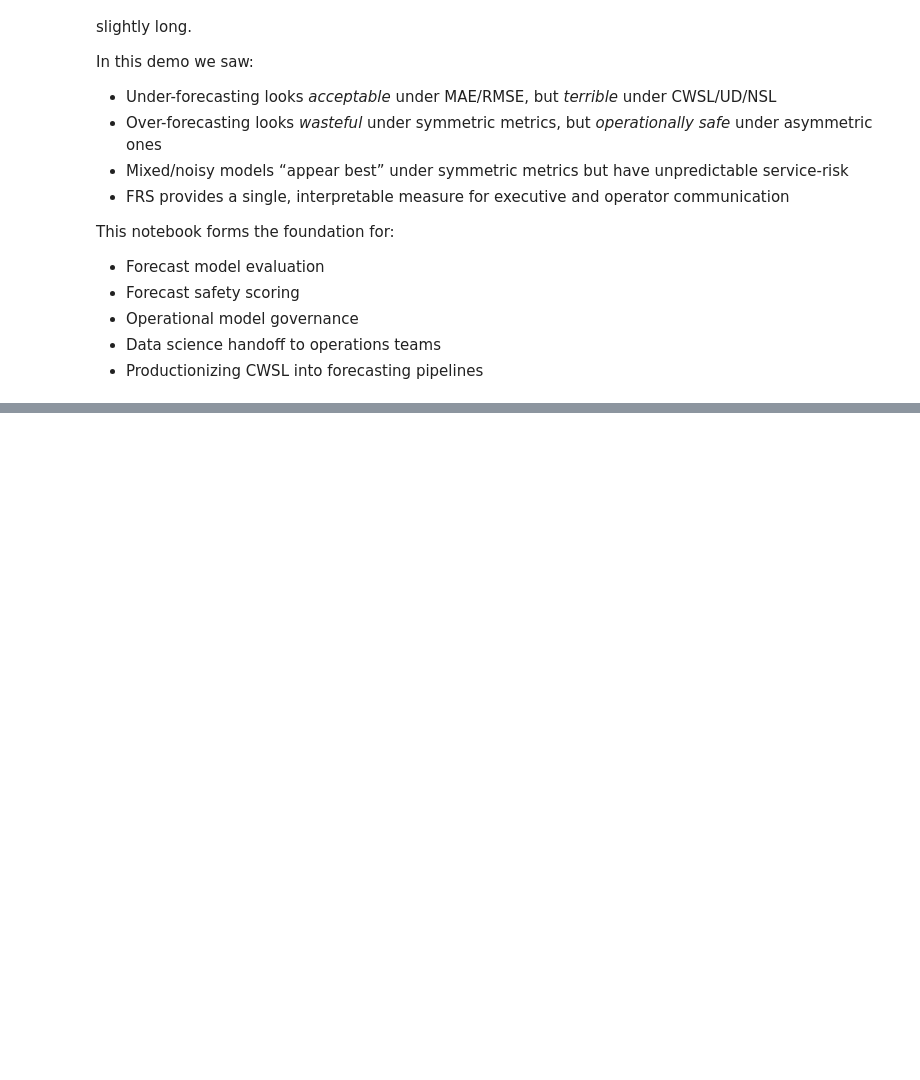
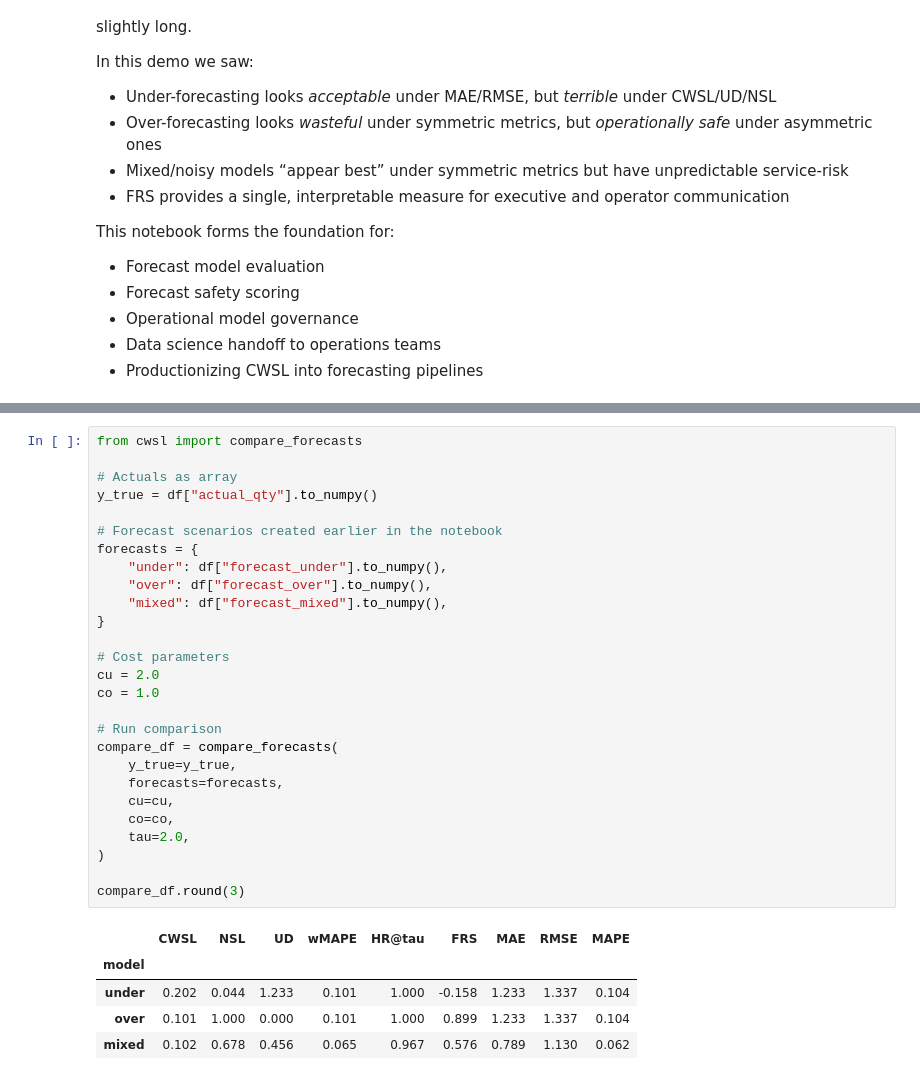
Before and after one commit to Economistician/cwsl, a Jupyter notebook: examples/cwsl_demo.ipynb, the cells around one changed output, grey strips where cells are left out. Drawn from its saved outputs; the diff is of its cells as text; blank space fills up the shorter version.

```diff
--- a/examples/cwsl_demo.ipynb
+++ b/examples/cwsl_demo.ipynb
@@ -398,0 +411,33 @@ This notebook forms the foundation for:
+# %%
+from cwsl import compare_forecasts
+
+# Actuals as array
+y_true = df["actual_qty"].to_numpy()
+
+# Forecast scenarios created earlier in the notebook
+forecasts = {
+    "under": df["forecast_under"].to_numpy(),
+    "over": df["forecast_over"].to_numpy(),
+    "mixed": df["forecast_mixed"].to_numpy(),
+}
+
+# Cost parameters
+cu = 2.0
+co = 1.0
+
+# Run comparison
+compare_df = compare_forecasts(
+    y_true=y_true,
+    forecasts=forecasts,
+    cu=cu,
+    co=co,
+    tau=2.0,
+)
+
+compare_df.round(3)
+# %% [output]
+|  | CWSL | NSL | UD | wMAPE | HR@tau | FRS | MAE | RMSE | MAPE |
+| model |  |  |  |  |  |  |  |  |  |
+| under | 0.202 | 0.044 | 1.233 | 0.101 | 1.000 | -0.158 | 1.233 | 1.337 | 0.104 |
+| over | 0.101 | 1.000 | 0.000 | 0.101 | 1.000 | 0.899 | 1.233 | 1.337 | 0.104 |
+| mixed | 0.102 | 0.678 | 0.456 | 0.065 | 0.967 | 0.576 | 0.789 | 1.130 | 0.062 |
```
Also changed, not shown: parts of 7 cells of this notebook, 1 other file.
